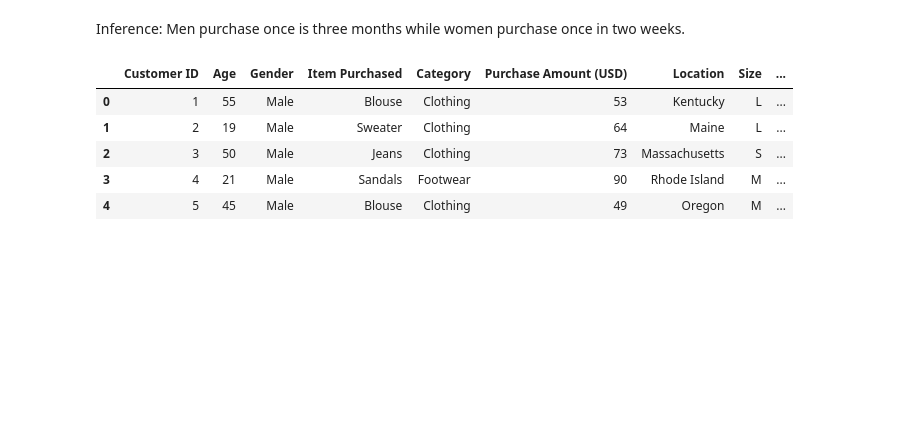
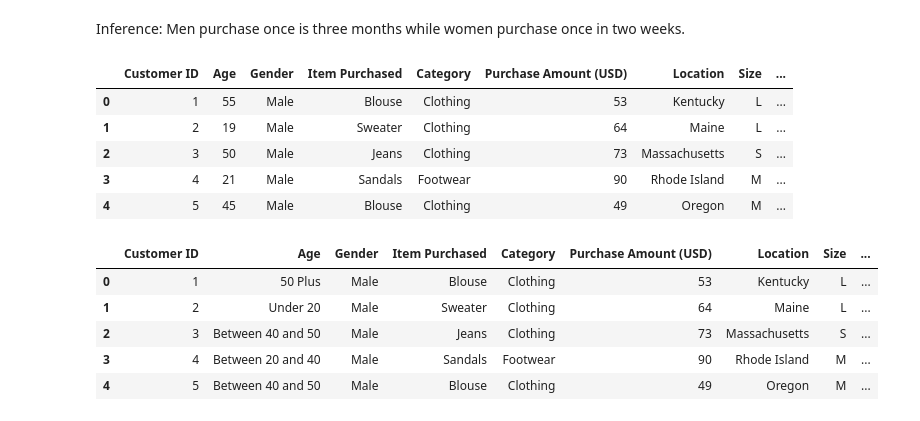
Before and after one commit to vidyasager162/MDSC-106, a Jupyter notebook: End Sem/my-work.ipynb, the cells around one changed output. Saved outputs shown, nothing was run; the diff lists cells and outputs as text; code cells hidden in the pictures; blank space fills up the shorter version.

```diff
--- a/End Sem/my-work.ipynb
+++ b/End Sem/my-work.ipynb
@@ -209,0 +212,9 @@ df.head()
+# %%
+df.head()
+# %% [output]
+|  | Customer ID | Age | Gender | Item Purchased | Category | Purchase Amount (USD) | Location | Size | ... |
+| 0 | 1 | 50 Plus | Male | Blouse | Clothing | 53 | Kentucky | L | ... |
+| 1 | 2 | Under 20 | Male | Sweater | Clothing | 64 | Maine | L | ... |
+| 2 | 3 | Between 40 and 50 | Male | Jeans | Clothing | 73 | Massachusetts | S | ... |
+| 3 | 4 | Between 20 and 40 | Male | Sandals | Footwear | 90 | Rhode Island | M | ... |
+| 4 | 5 | Between 40 and 50 | Male | Blouse | Clothing | 49 | Oregon | M | ... |
```
Also changed, not shown: parts of 6 cells of this notebook.
